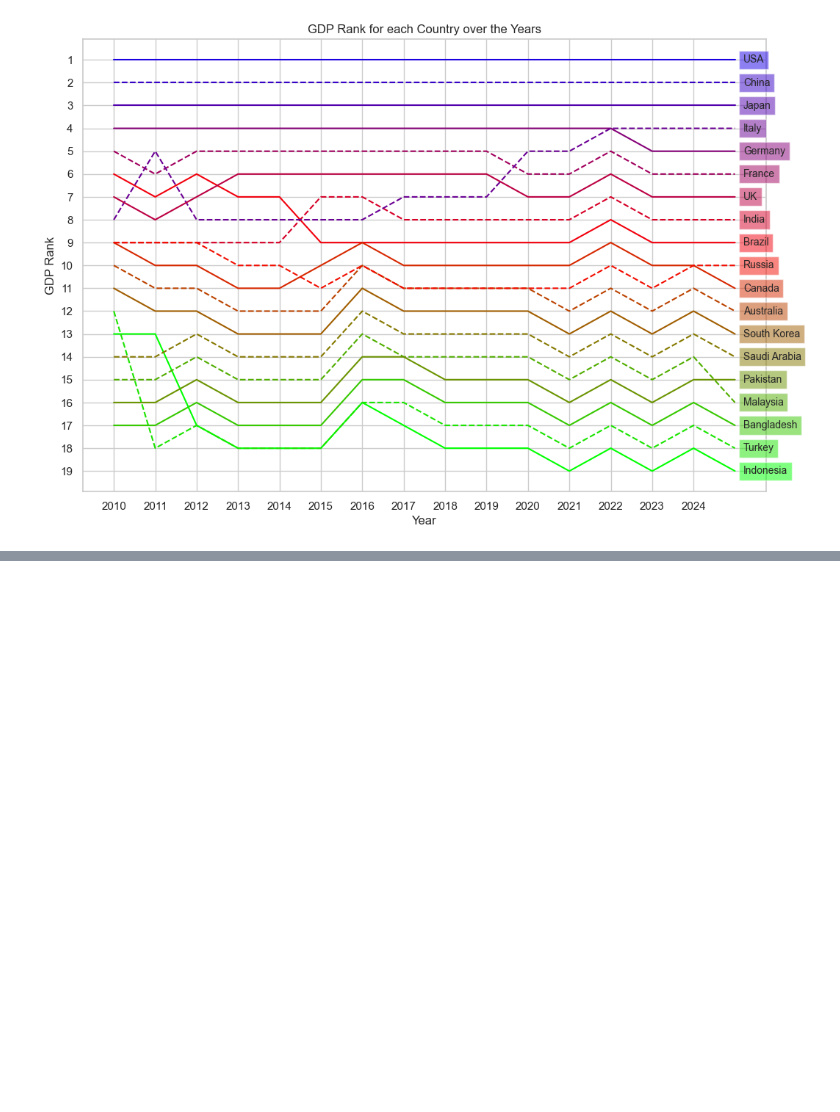
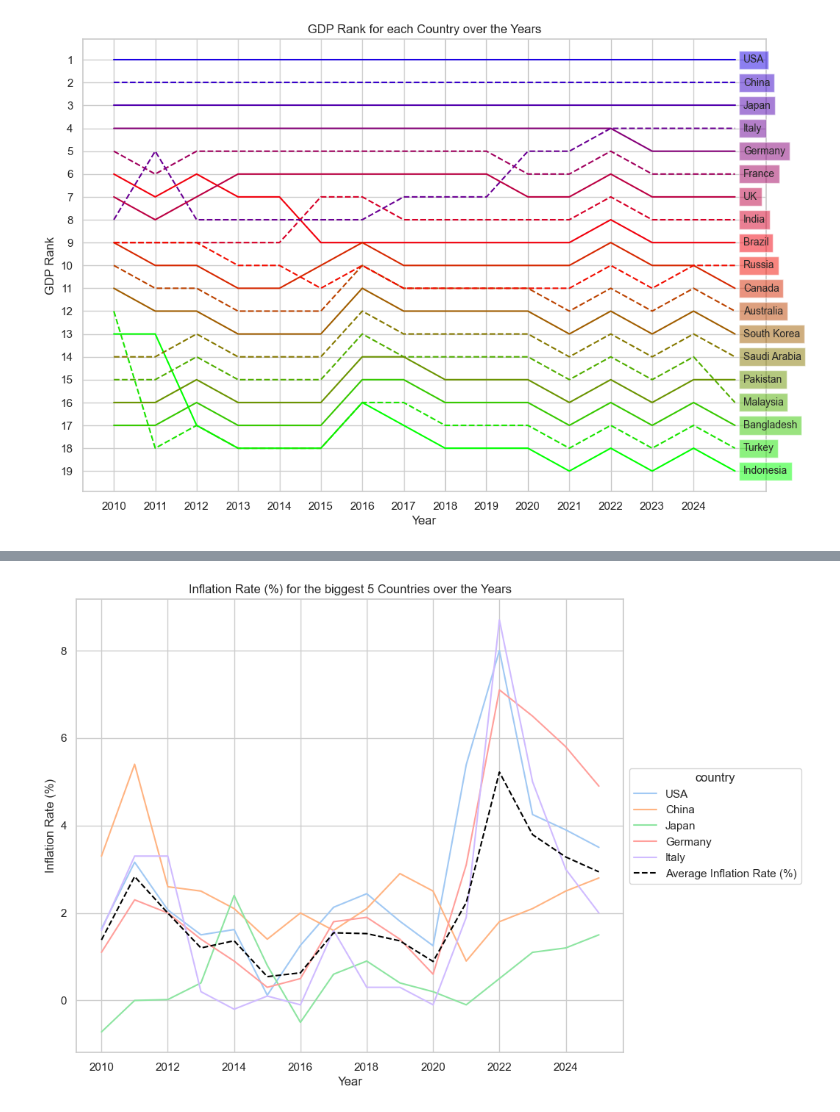
Before and after one commit to eric-kaufmann/economic-values, a Jupyter notebook: analysis.ipynb, the cells around one changed output, grey strips where cells are left out. Saved outputs shown, nothing was run; the diff lists cells and outputs as text; code cells hidden in the pictures; blank space fills up the shorter version.

Commit message:
add plot for inflation rate of 5 biggest countries

```diff
--- a/analysis.ipynb
+++ b/analysis.ipynb
@@ -184,0 +218,28 @@ plt.show()
+# %%
+# How has the Inflation Rate (%) changed for the biggest 5 countries over the years?
+
+big_gdp_countries = df.loc[(df["Country"].isin(last_year_rank_df.loc[last_year_rank_df["GDP Rank"] <= 5, "Country"].values))]
+
+fig, ax = plt.subplots(figsize=(12, 8))
+
+sns.set_theme(style="whitegrid", palette="pastel")
+
+sns.lineplot(data=big_gdp_countries, x="Year", y="Inflation Rate (%)", hue="Country")
+
+df_cmean = big_gdp_countries.groupby("Year").mean(numeric_only=True).reset_index()
+ax.plot(
+    df_cmean["Year"],
+    df_cmean["Inflation Rate (%)"],
+    linestyle="--",
+    label="Average Inflation Rate (%)",
+    color="black"
+)
+
+box = ax.get_position()
+ax.set_position([box.x0, box.y0, box.width * 0.8, box.height])
+
+ax.legend(title="country", loc='center left', bbox_to_anchor=(1, 0.5))
+plt.title("Inflation Rate (%) for the biggest 5 Countries over the Years")
+plt.show()
+# %% [output]
+[figure, added]
```
Also changed, not shown: parts of 2 cells of this notebook.
